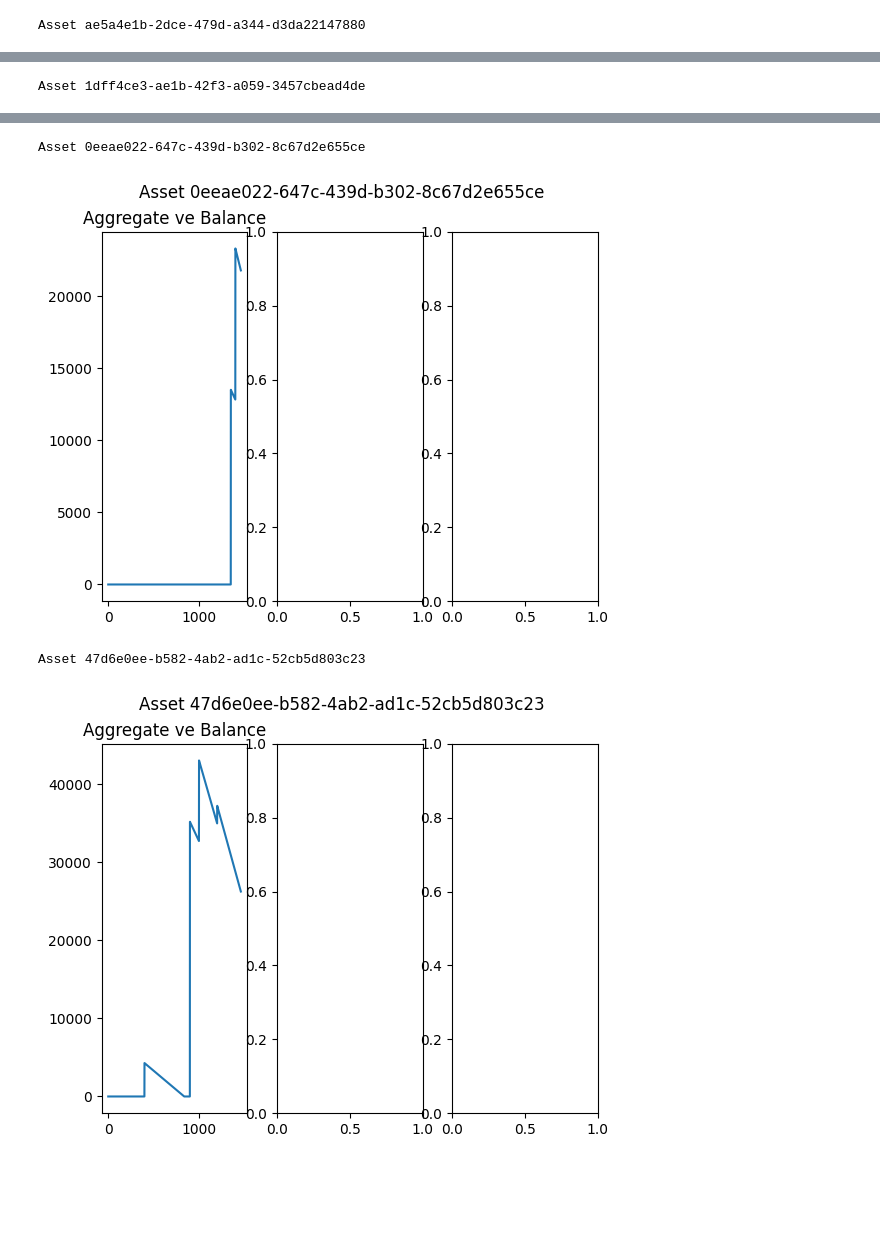
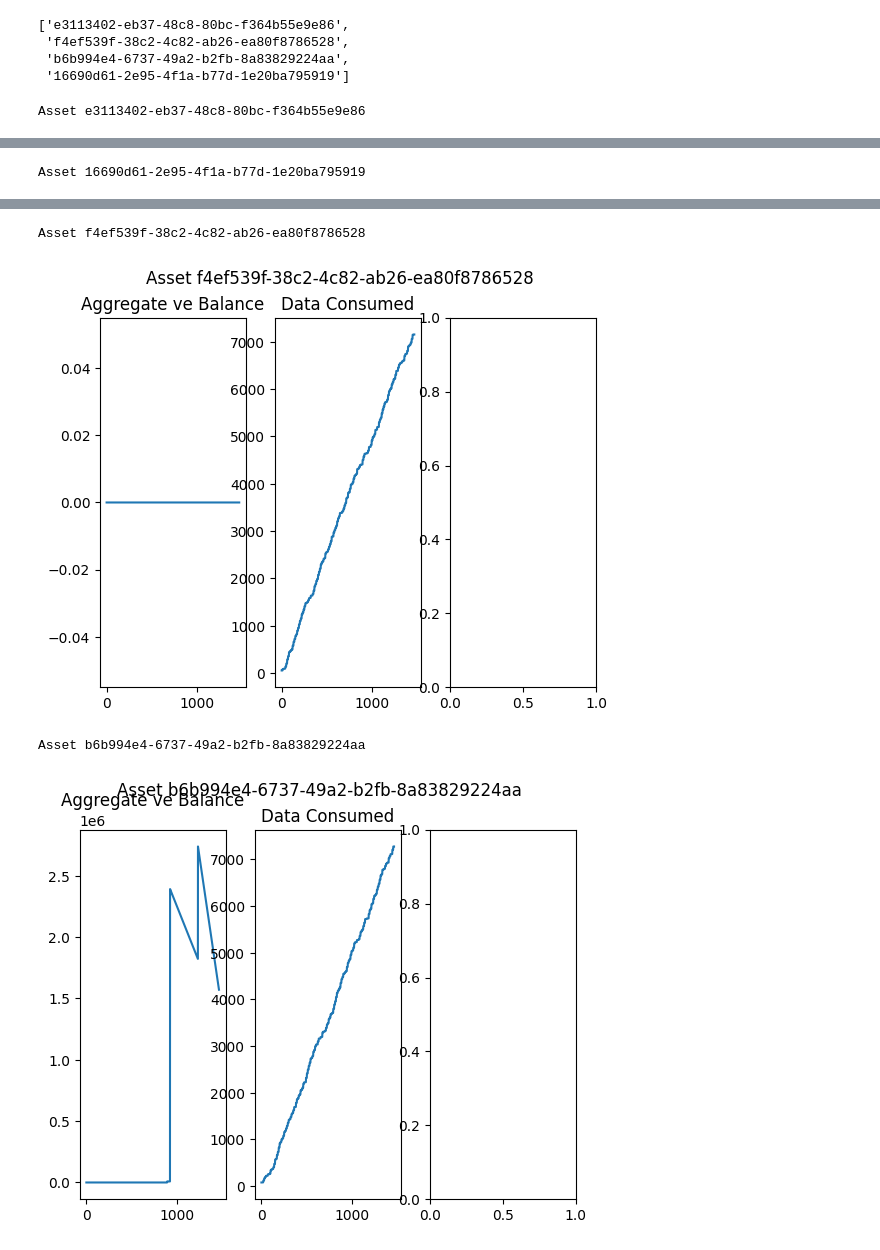
Before and after one commit to phacker3/playground, a Jupyter notebook: Oceanmodel/run.ipynb, the cells around one changed output, grey strips where cells are left out. Saved outputs shown, nothing was run; the diff lists cells and outputs as text; code cells hidden in the pictures; blank space fills up the shorter version.

```diff
--- a/Oceanmodel/run.ipynb
+++ b/Oceanmodel/run.ipynb
@@ -103,9 +124,4 @@ simulation_result
 # %%
-agents_list = []
-for i in range(0,max(simulation_result.timestep)):
-    agents_list.append(simulation_result.agents_oceanholder[i].keys())
-agents_list = list(set([item for sublist in agents_list for item in sublist]))
-
 # create dataframe with columns timestep, acct_id, locked, unlocked, withdrawn, ve_balance
 ve_account_data = pd.DataFrame(index=range(1, max(simulation_result.timestep)+1), columns=['locked', 'unlocked', 'withdrawn', 've_balance'])
 
@@ -146,16 +162,18 @@ for agent in agents_list:
     axs[0, 0].set_title('Ocean Balance')
     axs[0, 1].plot(simulation_result[simulation_result.substep == 3].timestep, ve_account_data.ve_balance)
     axs[0, 1].set_title('VE Balance')
+    axs[0, 2].plot(simulation_result[simulation_result.substep == 3].timestep, ve_account_data.withdrawn)
+    axs[0, 2].set_title('Total Ocean withdrawn')
     axs[1, 0].plot(simulation_result[simulation_result.substep == 3].timestep, ve_account_data.locked)
     axs[1, 0].set_title('Ocean Locked')
     axs[1, 1].plot(simulation_result[simulation_result.substep == 3].timestep, ve_account_data.unlocked)
     axs[1, 1].set_title('Ocean Unlocked')
-    axs[0, 2].plot(simulation_result[simulation_result.substep == 3].timestep, ve_account_data.withdrawn)
-    axs[0, 2].set_title('Total Ocean withdrawn')
     # asset is series, x-axis is timestep, y-axis is votepercent.
     # plotting assets doesn't work because the agent's votepercent dict is empty before the first vote
     #for asset in assets_list:
     #    axs[1, 2].plot(simulation_result[simulation_result.substep == 3].timestep, simulation_result[simulation_result.substep == 3].agents_oceanholder.apply(lambda x: x[agent].votepercent)[asset], label=f"asset: {asset}")
     #    axs[1, 2].set_title('Vote Percent')
+    # add space between the 1st and 2nd row of subplots
+    fig.tight_layout(pad=3.0)
     plt.show()
 # %% [output]
@@ -172,16 +200,19 @@ Agent 9370d3f3-fe8f-4620-a626-733938483426
+# %%
+assets_list_2
+# %% [output]
+['e3113402-eb37-48c8-80bc-f364b55e9e86',
+ 'f4ef539f-38c2-4c82-ab26-ea80f8786528',
+ 'b6b994e4-6737-49a2-b2fb-8a83829224aa',
+ '16690d61-2e95-4f1a-b77d-1e20ba795919']
 # %%
-assets_list = []
-for i in range(0,max(simulation_result.timestep)):
-    for agent in agents_list:
-        assets_list.append(simulation_result[simulation_result.substep == 3].agents_oceanholder.iloc[i][agent].votepercent.keys())
-assets_list = list(set([item for sublist in assets_list for item in sublist]))
-
 for asset in assets_list:
     print(f"Asset {asset}")
     fig, axs = plt.subplots(1, 3)
     fig.suptitle(f"Asset {asset}")
     axs[0].plot(simulation_result[simulation_result.substep == 3].timestep, simulation_result[simulation_result.substep == 3].agents_data_asset.apply(lambda x: x[asset].veallocation))
+    axs[1].plot(simulation_result[simulation_result.substep == 3].timestep, simulation_result[simulation_result.substep == 3].agents_data_asset.apply(lambda x: x[asset].dataconsumevolume))
     axs[0].set_title('Aggregate ve Balance')
+    axs[1].set_title('Data Consumed')
     plt.show()
 # %% [output]
-Asset ae5a4e1b-2dce-479d-a344-d3da22147880
+Asset e3113402-eb37-48c8-80bc-f364b55e9e86
@@ -189 +220 @@ Asset ae5a4e1b-2dce-479d-a344-d3da22147880
-Asset 1dff4ce3-ae1b-42f3-a059-3457cbead4de
+Asset 16690d61-2e95-4f1a-b77d-1e20ba795919
@@ -191,4 +222,4 @@ Asset 1dff4ce3-ae1b-42f3-a059-3457cbead4de
-Asset 0eeae022-647c-439d-b302-8c67d2e655ce
+Asset f4ef539f-38c2-4c82-ab26-ea80f8786528
-[figure, old version]
+[figure, new version]
-Asset 47d6e0ee-b582-4ab2-ad1c-52cb5d803c23
+Asset b6b994e4-6737-49a2-b2fb-8a83829224aa
-[figure, old version]
+[figure, new version]
```
Also changed, not shown: parts of 10 cells of this notebook, 6 other files.
